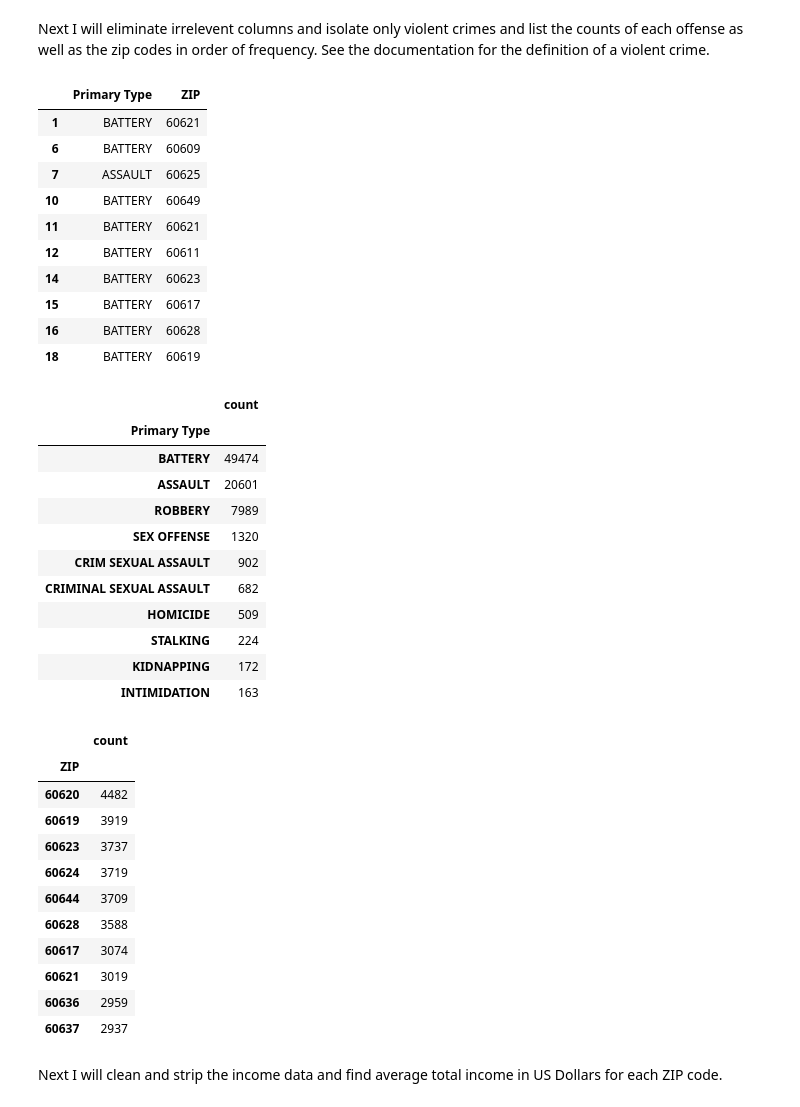
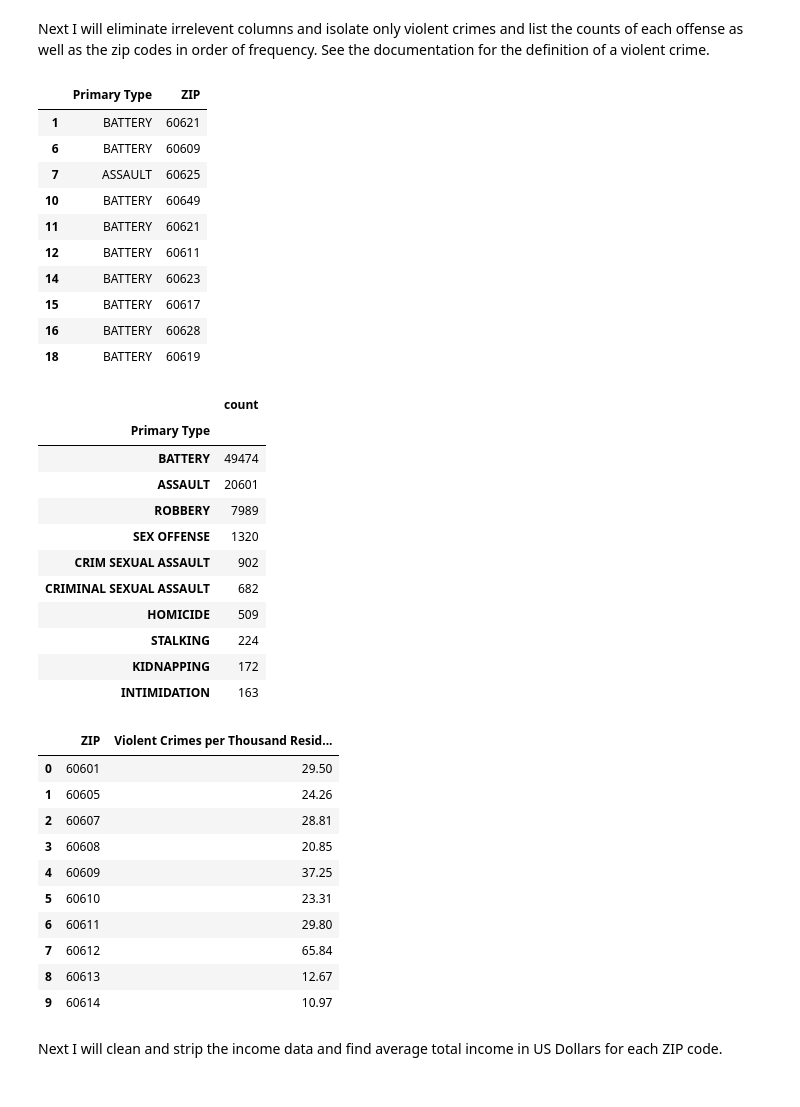
Before and after one commit to rbitton1729/chicagostats, a Jupyter notebook: chicagostats.ipynb, the cells around one changed output. Saved outputs shown, nothing was run; the diff lists cells and outputs as text; code cells hidden in the pictures.

```diff
--- a/chicagostats.ipynb
+++ b/chicagostats.ipynb
@@ -106,6 +106,7 @@ You may use the following code to help you load in the data.
 crimes_no_zip = pd.read_csv("chicagocrime.csv")
 zipcodes_df = gpd.read_file("chizipcodes.csv")
 income_df = pd.read_excel("illinoisincome.xlsx")
+population_df = pd.read_csv("chipopulation.csv")
 # %%
 display(crimes_no_zip.head())
 display(zipcodes_df.head())
@@ -145,0 +158,9 @@ crimes_zip = gpd.sjoin(crimes_gdf, zipcodes, how="left", predicate="within").fil
+# %%
+population = population_df[population_df['Year'] == 2019]
+population = population[population['Geography Type'] == 'ZIP Code']
+population = population[['Geography', 'Population - Total']]
+population.columns = ['ZIP', 'Population']
+population = population[population["Population"] > 5000]
+population["ZIP"] = population["ZIP"].astype(str)
+
+display(population.head(10))
@@ -153,45 +186,48 @@ display(crimes.head(10))
 
 type_counts = crimes["Primary Type"].value_counts().to_frame()
 zip_freqs = crimes["ZIP"].astype(str).value_counts().to_frame()
 
+zip_freqs = pd.merge(zip_freqs, population, on="ZIP", how='right')
+zip_freqs["Violent Crimes per Thousand Residents"] = round(1000 * (zip_freqs["count"] / zip_freqs["Population"]), 2)
+zip_freqs = zip_freqs.drop(columns=["count", "Population"])
+
 display(type_counts.head(10))
 display(zip_freqs.head(10))
 # %% [output]
 |  | Primary Type | ZIP |
 | 1 | BATTERY | 60621 |
 | 6 | BATTERY | 60609 |
 | 7 | ASSAULT | 60625 |
 | 10 | BATTERY | 60649 |
 | 11 | BATTERY | 60621 |
 | 12 | BATTERY | 60611 |
 | 14 | BATTERY | 60623 |
 | 15 | BATTERY | 60617 |
 | 16 | BATTERY | 60628 |
 | 18 | BATTERY | 60619 |
 |  | count |
 | Primary Type |  |
 | BATTERY | 49474 |
 | ASSAULT | 20601 |
 | ROBBERY | 7989 |
 | SEX OFFENSE | 1320 |
 | CRIM SEXUAL ASSAULT | 902 |
 | CRIMINAL SEXUAL ASSAULT | 682 |
 | HOMICIDE | 509 |
 | STALKING | 224 |
 | KIDNAPPING | 172 |
 | INTIMIDATION | 163 |
-|  | count |
-| ZIP |  |
-| 60620 | 4482 |
-| 60619 | 3919 |
-| 60623 | 3737 |
-| 60624 | 3719 |
-| 60644 | 3709 |
-| 60628 | 3588 |
-| 60617 | 3074 |
-| 60621 | 3019 |
-| 60636 | 2959 |
-| 60637 | 2937 |
+|  | ZIP | Violent Crimes per Thousand Resid... |
+| 0 | 60601 | 29.50 |
+| 1 | 60605 | 24.26 |
+| 2 | 60607 | 28.81 |
+| 3 | 60608 | 20.85 |
+| 4 | 60609 | 37.25 |
+| 5 | 60610 | 23.31 |
+| 6 | 60611 | 29.80 |
+| 7 | 60612 | 65.84 |
+| 8 | 60613 | 12.67 |
+| 9 | 60614 | 10.97 |
 # %% [markdown]
 Next I will clean and strip the income data and find average total income in US Dollars for each ZIP code.
 # %%
```
Also changed, not shown: parts of 6 cells of this notebook, 1 other file.
